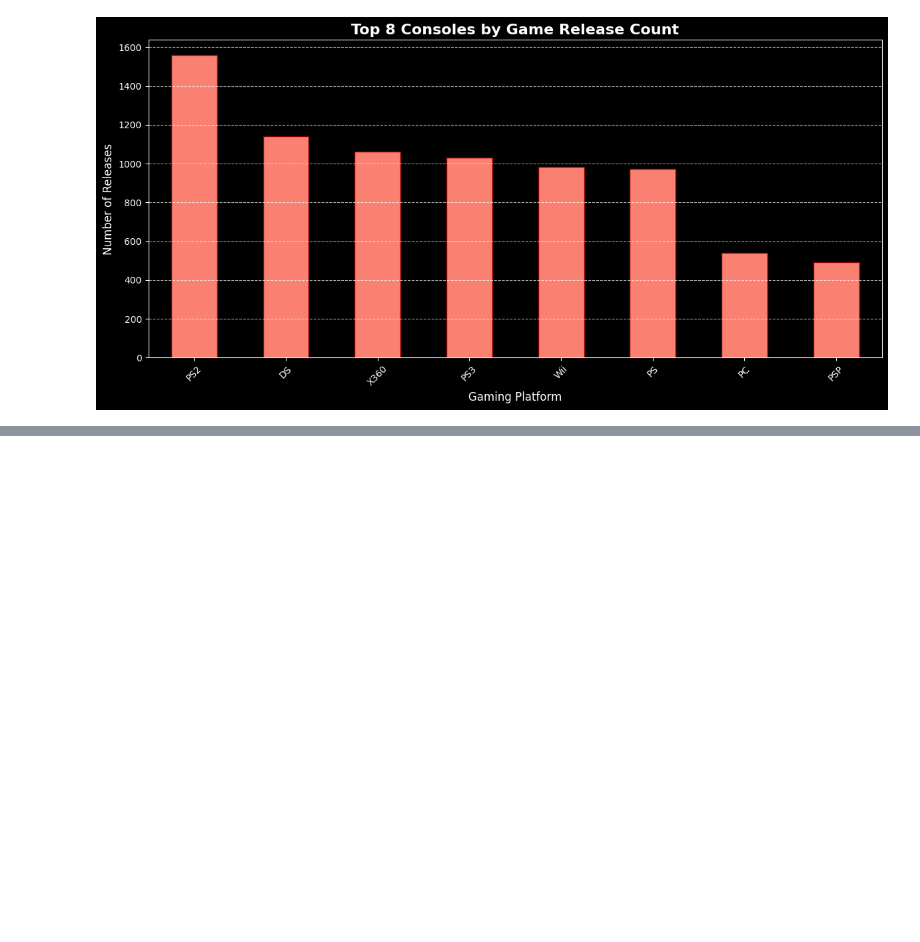
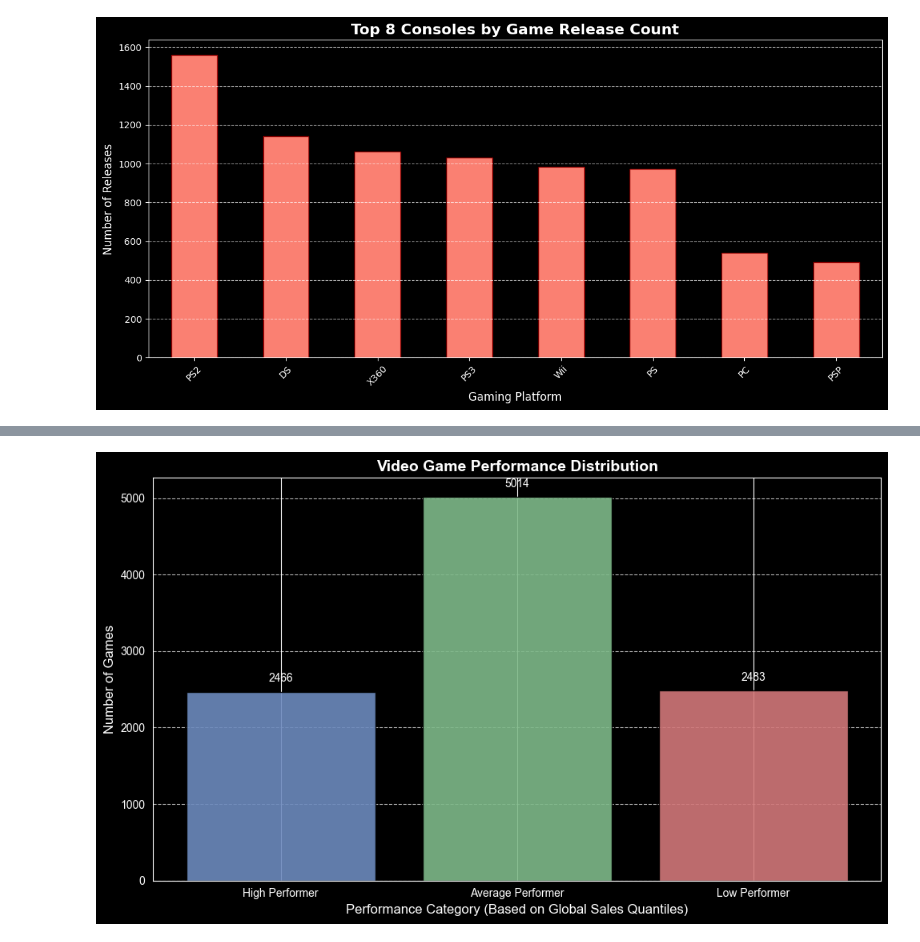
Before and after one commit to tamishhossain-svg/Python, a Jupyter notebook: Final project(data analysis)/sample.ipynb, the cells around one changed output, grey strips where cells are left out. Cells and saved outputs as stored; diff of their text form; code cells hidden in the pictures; blank space fills up the shorter version.

```diff
--- a/Final project(data analysis)/sample.ipynb
+++ b/Final project(data analysis)/sample.ipynb
@@ -129,0 +151,41 @@ plt.tight_layout()
+# %%
+# Calculate  quantiles for Performence
+q1 = df['Global Sales'].quantile(0.25)
+q3 = df['Global Sales'].quantile(0.75)
+
+# Define the categorization logic
+def categorize_performance(sales):
+    if sales > q3:
+        return 'High Performer'
+    elif sales < q1:
+        return 'Low Performer'
+    else:
+        return 'Average Performer'
+# crating performence column
+df['Performance Category'] = df['Global Sales'].apply(categorize_performance)
+
+#  Aggregation for Plotting
+categories = ['High Performer', 'Average Performer', 'Low Performer']
+counts = df['Performance Category'].value_counts()
+values = [counts.get(cat, 0) for cat in categories]
+
+#  Visualization
+plt.figure(figsize=(10, 6))
+colors = ['#6d8abe', '#7eb989', '#d2787a'] # Blue, Green, Red
+
+bars = plt.bar(categories, values, color=colors, edgecolor='black', alpha=0.9)
+
+plt.title('Video Game Performance Distribution', fontsize=14, fontweight='bold')
+plt.xlabel('Performance Category (Based on Global Sales Quantiles)', fontsize=12)
+plt.ylabel('Number of Games', fontsize=12)
+plt.grid(axis='y', linestyle='--', alpha=0.7)
+
+# Add data labels on top of bars
+for bar in bars:
+    yval = bar.get_height()
+    plt.text(bar.get_x() + bar.get_width()/2, yval + 100, int(yval), ha='center', va='bottom')
+
+plt.tight_layout()
+plt.show()
+# %% [output]
+[figure, added]
```
Also changed, not shown: parts of 5 cells of this notebook.
